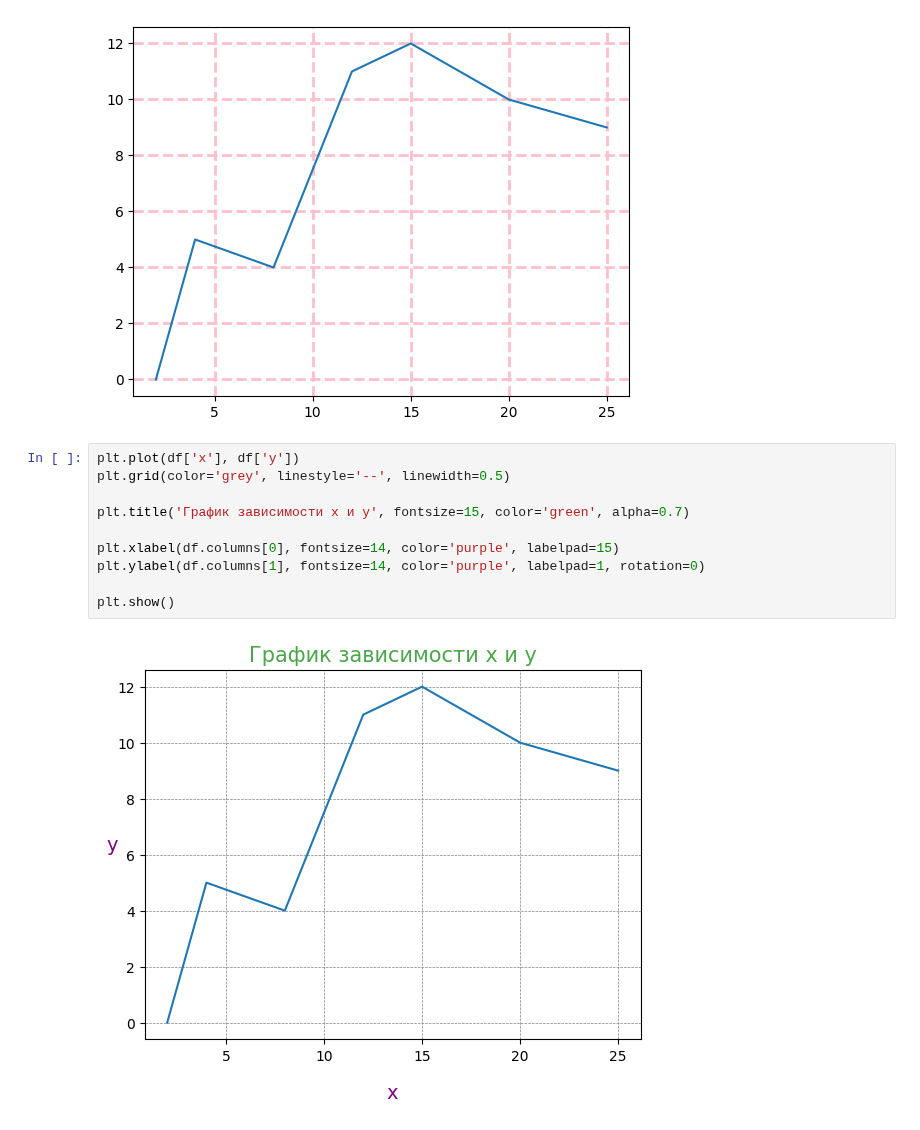
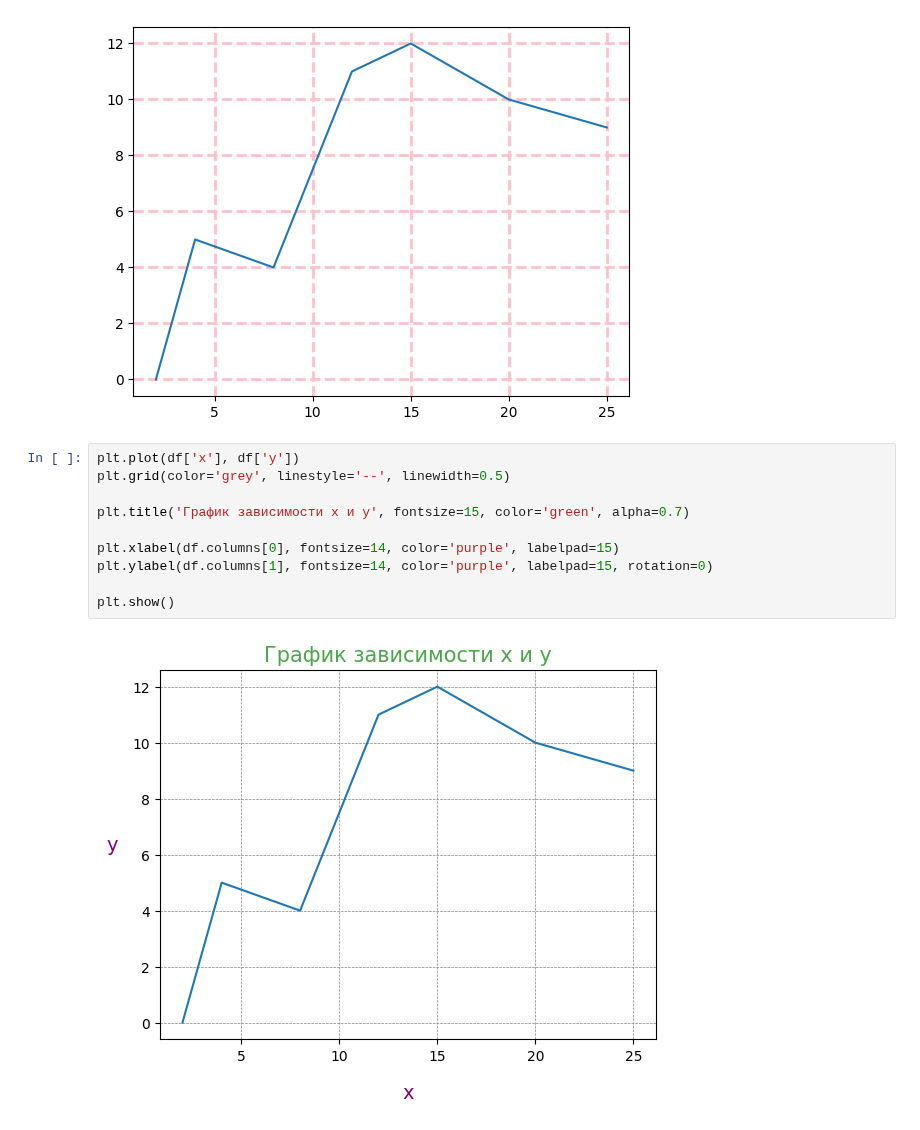
Before and after one commit to Putinka1993/notes, a Jupyter notebook: jupyter notebook/matplotlib/matplotlib.ipynb, the cells around one changed output. Saved outputs shown, nothing was run; the diff lists cells and outputs as text.

```diff
--- a/jupyter notebook/matplotlib/matplotlib.ipynb
+++ b/jupyter notebook/matplotlib/matplotlib.ipynb
@@ -38,12 +38,12 @@ plt.grid(color='pink', linestyle='--', linewidth=2, alpha=1, axis='both')
 # %%
 plt.plot(df['x'], df['y'])
 plt.grid(color='grey', linestyle='--', linewidth=0.5)
 
 plt.title('График зависимости x и y', fontsize=15, color='green', alpha=0.7)
 
 plt.xlabel(df.columns[0], fontsize=14, color='purple', labelpad=15)
-plt.ylabel(df.columns[1], fontsize=14, color='purple', labelpad=1, rotation=0)
+plt.ylabel(df.columns[1], fontsize=14, color='purple', labelpad=15, rotation=0)
 
 plt.show()
 # %% [output]
-[figure, old version]
+[figure, new version]
```
Also changed, not shown: parts of 1 cell of this notebook, 1 other file.
